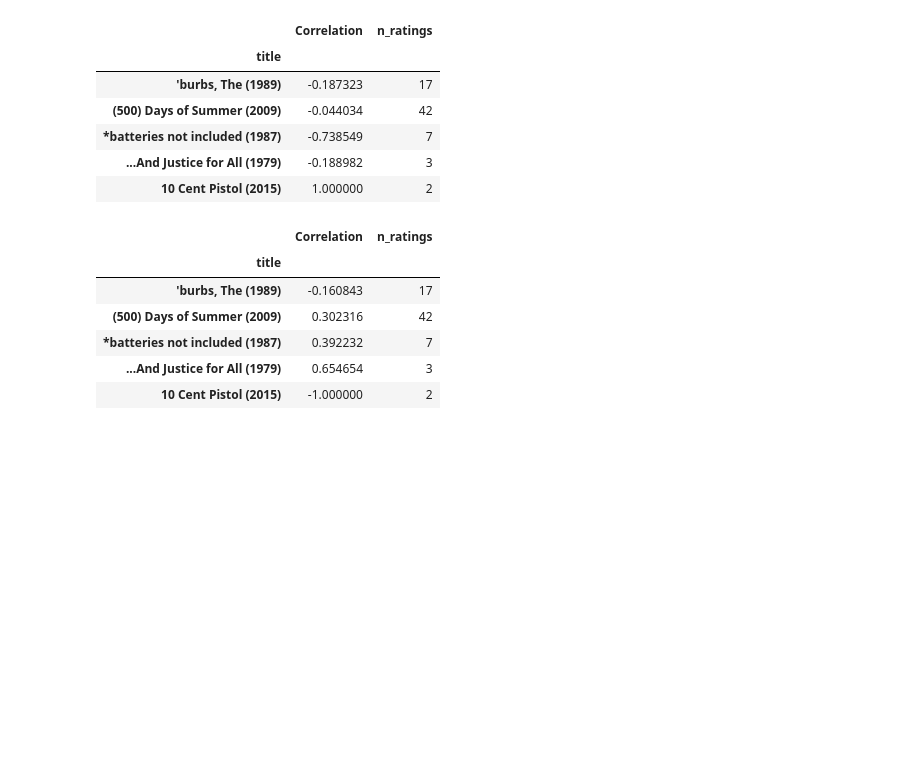
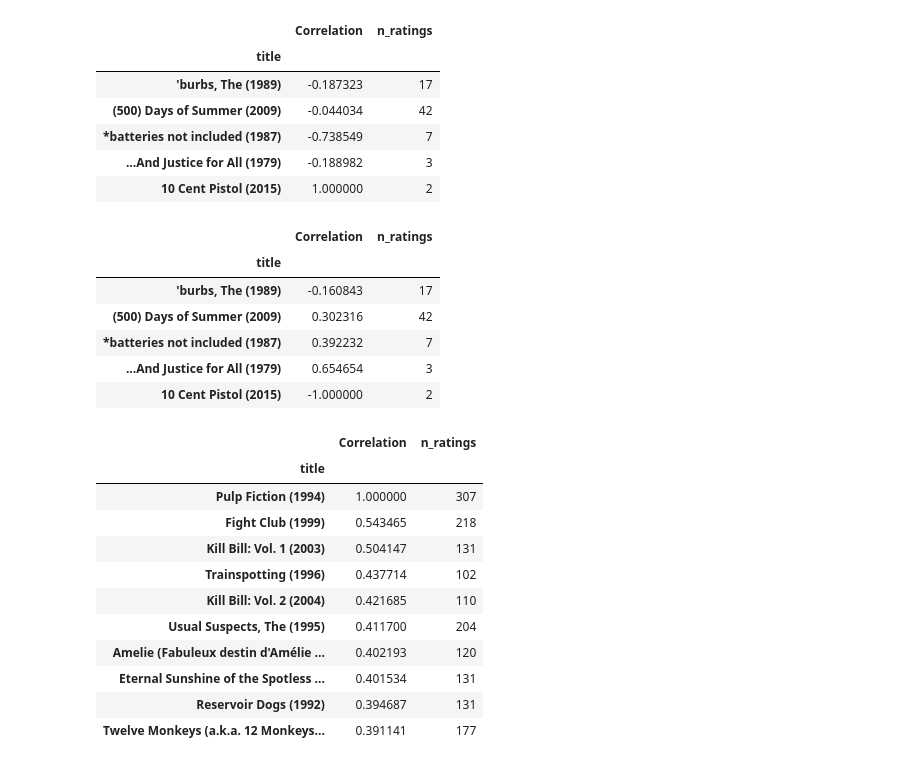
Before and after one commit to mjdacs/data612, a Jupyter notebook: project_2/eda.ipynb, the cells around one changed output. Saved outputs shown, nothing was run; the diff lists cells and outputs as text; code cells hidden in the pictures; blank space fills up the shorter version.

```diff
--- a/project_2/eda.ipynb
+++ b/project_2/eda.ipynb
@@ -280,3 +278,18 @@ corr_w_thematrix.head()
 | *batteries not included (1987) | 0.392232 | 7 |
 | ...And Justice for All (1979) | 0.654654 | 3 |
 | 10 Cent Pistol (2015) | -1.000000 | 2 |
+# %%
+corr_w_pulpfiction[corr_w_pulpfiction['n_ratings'] > 100].sort_values(by='Correlation', ascending=False).head(10)
+# %% [output]
+|  | Correlation | n_ratings |
+| title |  |  |
+| Pulp Fiction (1994) | 1.000000 | 307 |
+| Fight Club (1999) | 0.543465 | 218 |
+| Kill Bill: Vol. 1 (2003) | 0.504147 | 131 |
+| Trainspotting (1996) | 0.437714 | 102 |
+| Kill Bill: Vol. 2 (2004) | 0.421685 | 110 |
+| Usual Suspects, The (1995) | 0.411700 | 204 |
+| Amelie (Fabuleux destin d'Amélie ... | 0.402193 | 120 |
+| Eternal Sunshine of the Spotless ... | 0.401534 | 131 |
+| Reservoir Dogs (1992) | 0.394687 | 131 |
+| Twelve Monkeys (a.k.a. 12 Monkeys... | 0.391141 | 177 |
```
Also changed, not shown: parts of 13 cells of this notebook, 2 other files.
